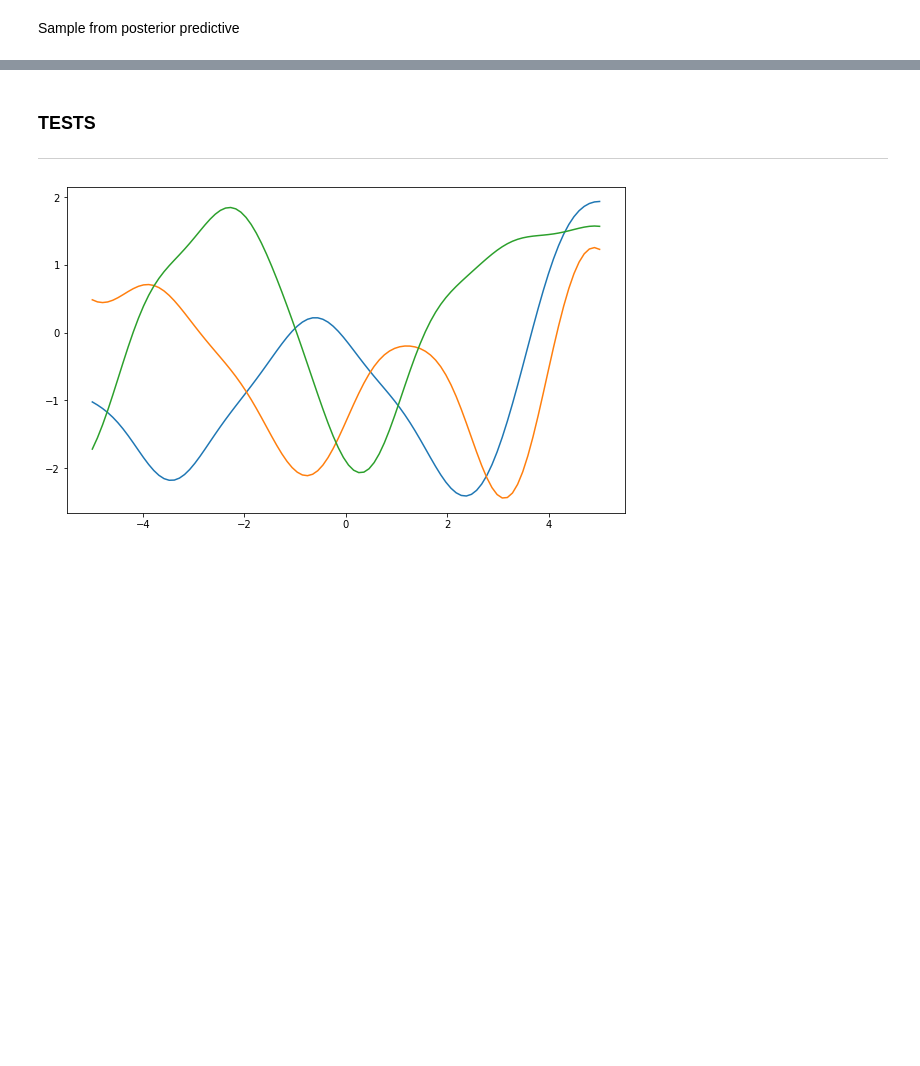
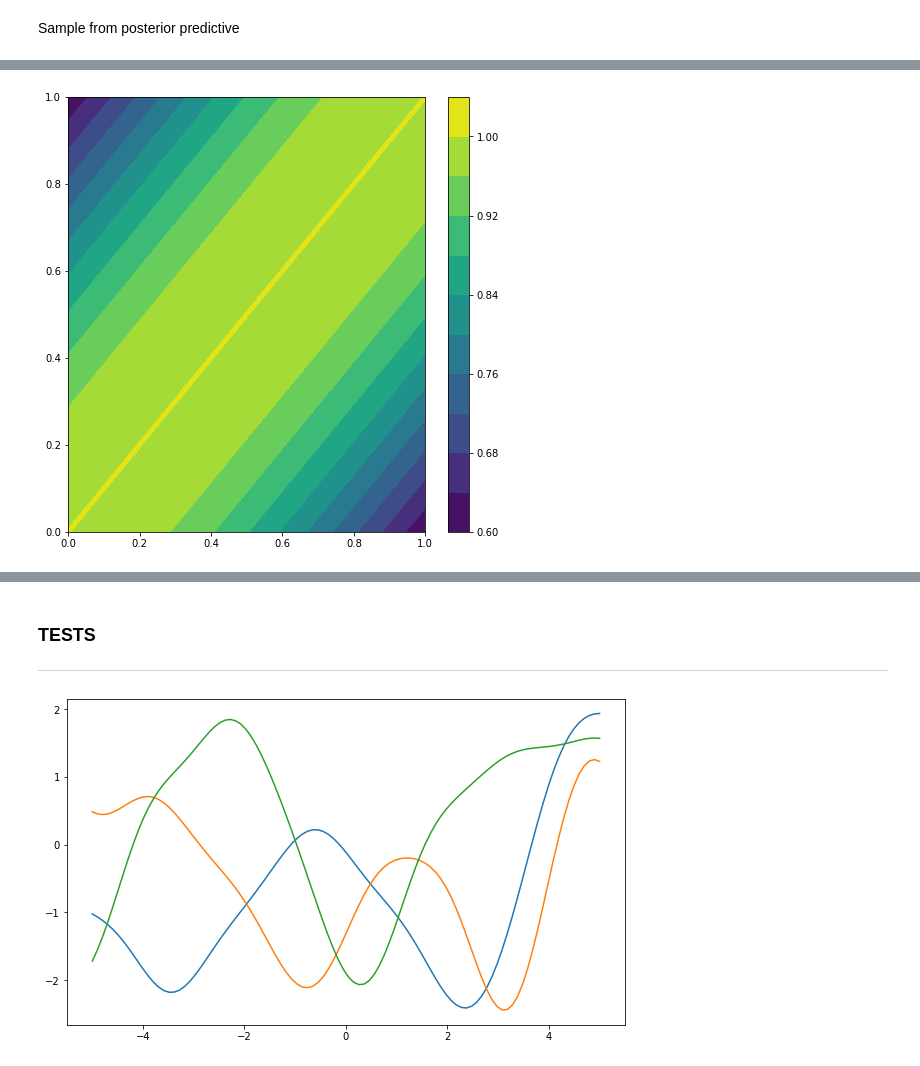
Before and after one commit to SByeUva/uncertainty_quantification, a Jupyter notebook: 11_homework/HW11.ipynb, the cells around one changed output, grey strips where cells are left out. Saved outputs shown, nothing was run; the diff lists cells and outputs as text; code cells hidden in the pictures; blank space fills up the shorter version.

```diff
--- a/11_homework/HW11.ipynb
+++ b/11_homework/HW11.ipynb
@@ -128,3 +128,14 @@ for i in range(M):
+# %%
+x_star = np.linspace(0,1,100)
+
+x1, x2 = data_to_vector(x_star)
+cov_mat = squared_exp(x1,x2).reshape(100,100) + 0.01**2*np.eye(100)
+
+plt.figure(figsize=(8,8))
+plt.contourf(x_star, x_star, cov_mat, 10)
+plt.colorbar();
+# %% [output]
+[figure, added]
 # %%
 # 1k random samples from posterior predictive distribution
 N = 1000
```
Also changed, not shown: parts of 6 cells of this notebook.
